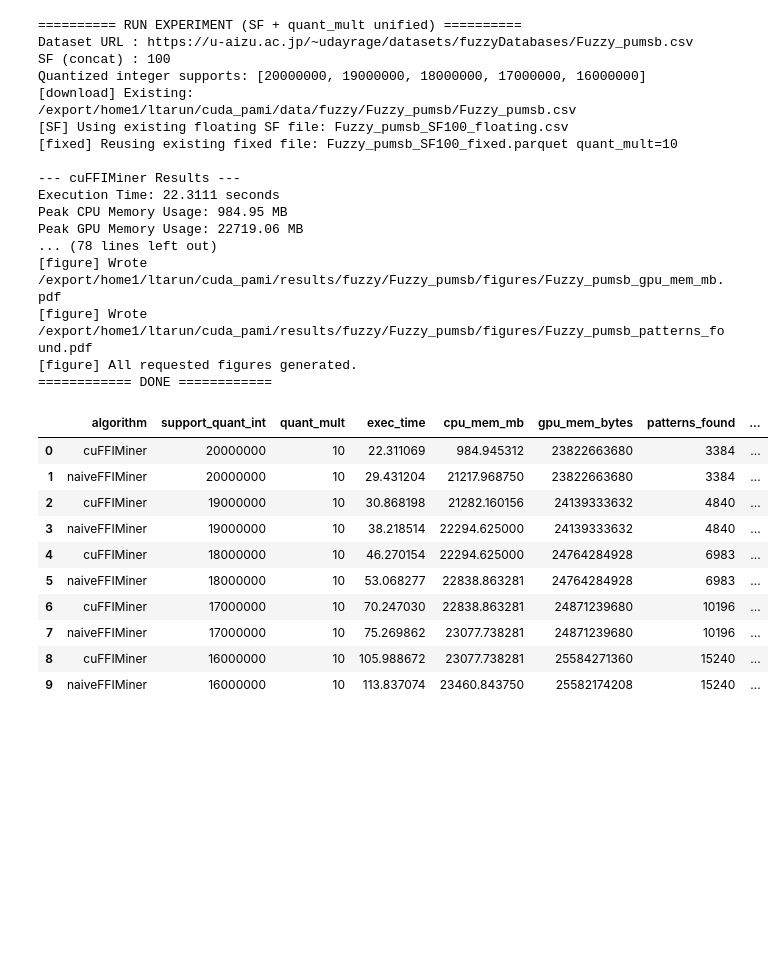
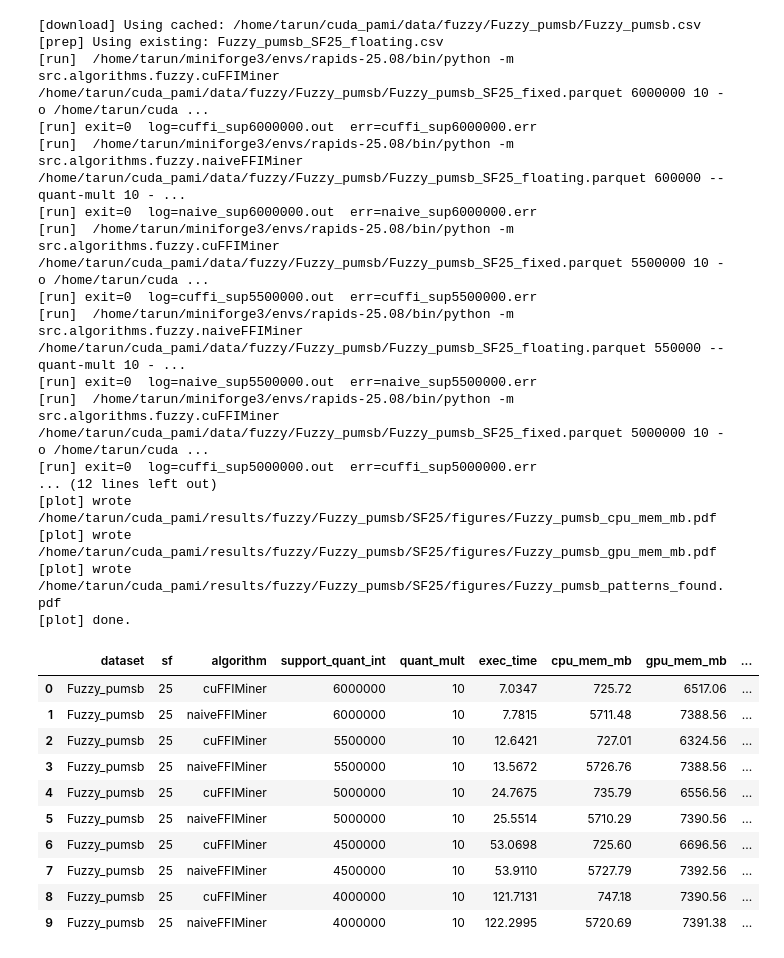
Before and after one commit to udayRage/cuda_pami, a Jupyter notebook: notebooks/fuzzy/fuzzy.ipynb, the cells around one changed output. Cells and saved outputs as stored; diff of their text form; code cells hidden in the pictures; blank space fills up the shorter version.

```diff
--- a/notebooks/fuzzy/fuzzy.ipynb
+++ b/notebooks/fuzzy/fuzzy.ipynb
@@ -354,35 +422,34 @@ sup_float: 60000.0
 # %%
 pumsb = "https://u-aizu.ac.jp/~udayrage/datasets/fuzzyDatabases/Fuzzy_pumsb.csv"
-pumsb_sup = [20000000, 19000000, 18000000, 17000000, 16000000]
+pumsb_sup = [6_000_000, 5_500_000, 5_000_000, 4_500_000, 4_000_000]
 
-metrics_pumsb = run_experiment(pumsb, 100, pumsb_sup)
-metrics_pumsb
+run_pipeline(pumsb, sf=25, supports_quant_int=pumsb_sup, force=True)
 # %% [output]
-========== RUN EXPERIMENT (SF + quant_mult unified) ==========
-Dataset URL : https://u-aizu.ac.jp/~udayrage/datasets/fuzzyDatabases/Fuzzy_pumsb.csv
-SF (concat) : 100
-Quantized integer supports: [20000000, 19000000, 18000000, 17000000, 16000000]
-[download] Existing: /export/home1/ltarun/cuda_pami/data/fuzzy/Fuzzy_pumsb/Fuzzy_pumsb.csv
-[SF] Using existing floating SF file: Fuzzy_pumsb_SF100_floating.csv
-[fixed] Reusing existing fixed file: Fuzzy_pumsb_SF100_fixed.parquet quant_mult=10
-
---- cuFFIMiner Results ---
-Execution Time: 22.3111 seconds
-Peak CPU Memory Usage: 984.95 MB
-Peak GPU Memory Usage: 22719.06 MB
-... (78 lines left out)
-[figure] Wrote /export/home1/ltarun/cuda_pami/results/fuzzy/Fuzzy_pumsb/figures/Fuzzy_pumsb_gpu_mem_mb.pdf
-[figure] Wrote /export/home1/ltarun/cuda_pami/results/fuzzy/Fuzzy_pumsb/figures/Fuzzy_pumsb_patterns_found.pdf
-[figure] All requested figures generated.
-============ DONE ============
+[download] Using cached: /home/tarun/cuda_pami/data/fuzzy/Fuzzy_pumsb/Fuzzy_pumsb.csv
+[prep] Using existing: Fuzzy_pumsb_SF25_floating.csv
+[run]  /home/tarun/miniforge3/envs/rapids-25.08/bin/python -m src.algorithms.fuzzy.cuFFIMiner /home/tarun/cuda_pami/data/fuzzy/Fuzzy_pumsb/Fuzzy_pumsb_SF25_fixed.parquet 6000000 10 -o /home/tarun/cuda ...
+[run] exit=0  log=cuffi_sup6000000.out  err=cuffi_sup6000000.err
+[run]  /home/tarun/miniforge3/envs/rapids-25.08/bin/python -m src.algorithms.fuzzy.naiveFFIMiner /home/tarun/cuda_pami/data/fuzzy/Fuzzy_pumsb/Fuzzy_pumsb_SF25_floating.parquet 600000 --quant-mult 10 - ...
+[run] exit=0  log=naive_sup6000000.out  err=naive_sup6000000.err
+[run]  /home/tarun/miniforge3/envs/rapids-25.08/bin/python -m src.algorithms.fuzzy.cuFFIMiner /home/tarun/cuda_pami/data/fuzzy/Fuzzy_pumsb/Fuzzy_pumsb_SF25_fixed.parquet 5500000 10 -o /home/tarun/cuda ...
+[run] exit=0  log=cuffi_sup5500000.out  err=cuffi_sup5500000.err
+[run]  /home/tarun/miniforge3/envs/rapids-25.08/bin/python -m src.algorithms.fuzzy.naiveFFIMiner /home/tarun/cuda_pami/data/fuzzy/Fuzzy_pumsb/Fuzzy_pumsb_SF25_floating.parquet 550000 --quant-mult 10 - ...
+[run] exit=0  log=naive_sup5500000.out  err=naive_sup5500000.err
+[run]  /home/tarun/miniforge3/envs/rapids-25.08/bin/python -m src.algorithms.fuzzy.cuFFIMiner /home/tarun/cuda_pami/data/fuzzy/Fuzzy_pumsb/Fuzzy_pumsb_SF25_fixed.parquet 5000000 10 -o /home/tarun/cuda ...
+[run] exit=0  log=cuffi_sup5000000.out  err=cuffi_sup5000000.err
+... (12 lines left out)
+[plot] wrote /home/tarun/cuda_pami/results/fuzzy/Fuzzy_pumsb/SF25/figures/Fuzzy_pumsb_cpu_mem_mb.pdf
+[plot] wrote /home/tarun/cuda_pami/results/fuzzy/Fuzzy_pumsb/SF25/figures/Fuzzy_pumsb_gpu_mem_mb.pdf
+[plot] wrote /home/tarun/cuda_pami/results/fuzzy/Fuzzy_pumsb/SF25/figures/Fuzzy_pumsb_patterns_found.pdf
+[plot] done.
-|  | algorithm | support_quant_int | quant_mult | exec_time | cpu_mem_mb | gpu_mem_bytes | patterns_found | ... |
-| 0 | cuFFIMiner | 20000000 | 10 | 22.311069 | 984.945312 | 23822663680 | 3384 | ... |
-| 1 | naiveFFIMiner | 20000000 | 10 | 29.431204 | 21217.968750 | 23822663680 | 3384 | ... |
-| 2 | cuFFIMiner | 19000000 | 10 | 30.868198 | 21282.160156 | 24139333632 | 4840 | ... |
-| 3 | naiveFFIMiner | 19000000 | 10 | 38.218514 | 22294.625000 | 24139333632 | 4840 | ... |
-| 4 | cuFFIMiner | 18000000 | 10 | 46.270154 | 22294.625000 | 24764284928 | 6983 | ... |
-| 5 | naiveFFIMiner | 18000000 | 10 | 53.068277 | 22838.863281 | 24764284928 | 6983 | ... |
-| 6 | cuFFIMiner | 17000000 | 10 | 70.247030 | 22838.863281 | 24871239680 | 10196 | ... |
-| 7 | naiveFFIMiner | 17000000 | 10 | 75.269862 | 23077.738281 | 24871239680 | 10196 | ... |
-| 8 | cuFFIMiner | 16000000 | 10 | 105.988672 | 23077.738281 | 25584271360 | 15240 | ... |
-| 9 | naiveFFIMiner | 16000000 | 10 | 113.837074 | 23460.843750 | 25582174208 | 15240 | ... |
+|  | dataset | sf | algorithm | support_quant_int | quant_mult | exec_time | cpu_mem_mb | gpu_mem_mb | ... |
+| 0 | Fuzzy_pumsb | 25 | cuFFIMiner | 6000000 | 10 | 7.0347 | 725.72 | 6517.06 | ... |
+| 1 | Fuzzy_pumsb | 25 | naiveFFIMiner | 6000000 | 10 | 7.7815 | 5711.48 | 7388.56 | ... |
+| 2 | Fuzzy_pumsb | 25 | cuFFIMiner | 5500000 | 10 | 12.6421 | 727.01 | 6324.56 | ... |
+| 3 | Fuzzy_pumsb | 25 | naiveFFIMiner | 5500000 | 10 | 13.5672 | 5726.76 | 7388.56 | ... |
+| 4 | Fuzzy_pumsb | 25 | cuFFIMiner | 5000000 | 10 | 24.7675 | 735.79 | 6556.56 | ... |
+| 5 | Fuzzy_pumsb | 25 | naiveFFIMiner | 5000000 | 10 | 25.5514 | 5710.29 | 7390.56 | ... |
+| 6 | Fuzzy_pumsb | 25 | cuFFIMiner | 4500000 | 10 | 53.0698 | 725.60 | 6696.56 | ... |
+| 7 | Fuzzy_pumsb | 25 | naiveFFIMiner | 4500000 | 10 | 53.9110 | 5727.79 | 7392.56 | ... |
+| 8 | Fuzzy_pumsb | 25 | cuFFIMiner | 4000000 | 10 | 121.7131 | 747.18 | 7390.56 | ... |
+| 9 | Fuzzy_pumsb | 25 | naiveFFIMiner | 4000000 | 10 | 122.2995 | 5720.69 | 7391.38 | ... |
```
Also changed, not shown: parts of 6 cells of this notebook, 45 other files.
